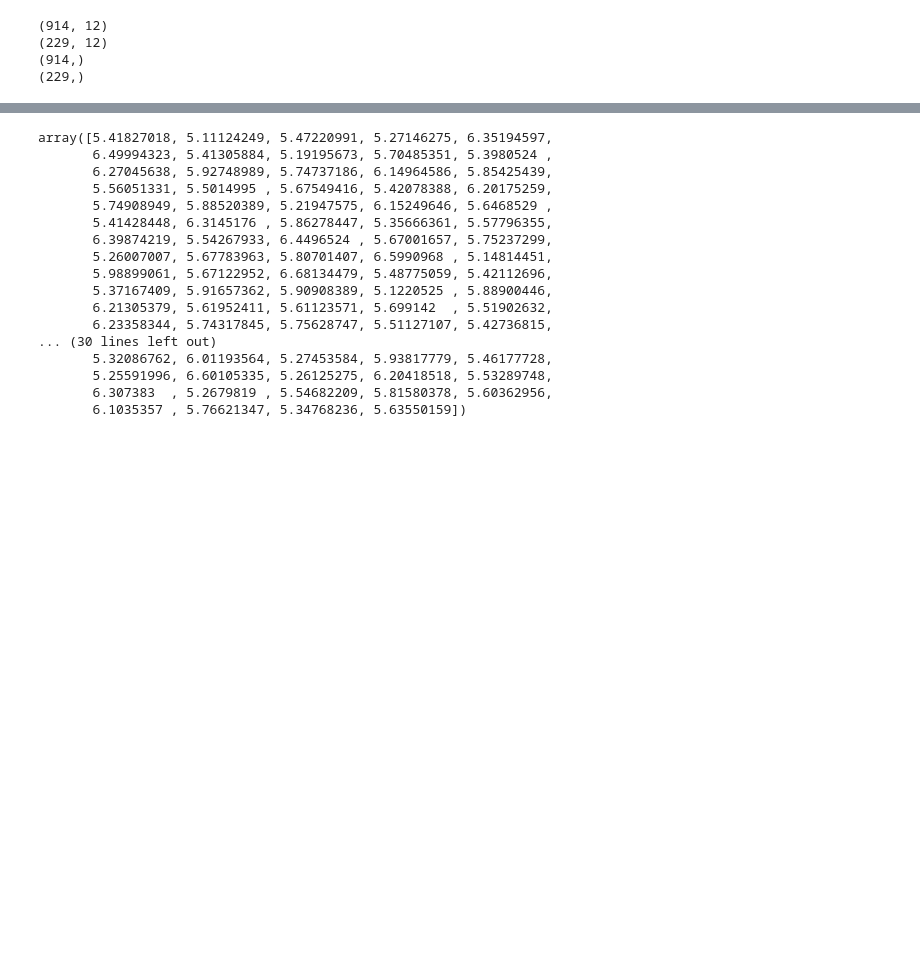
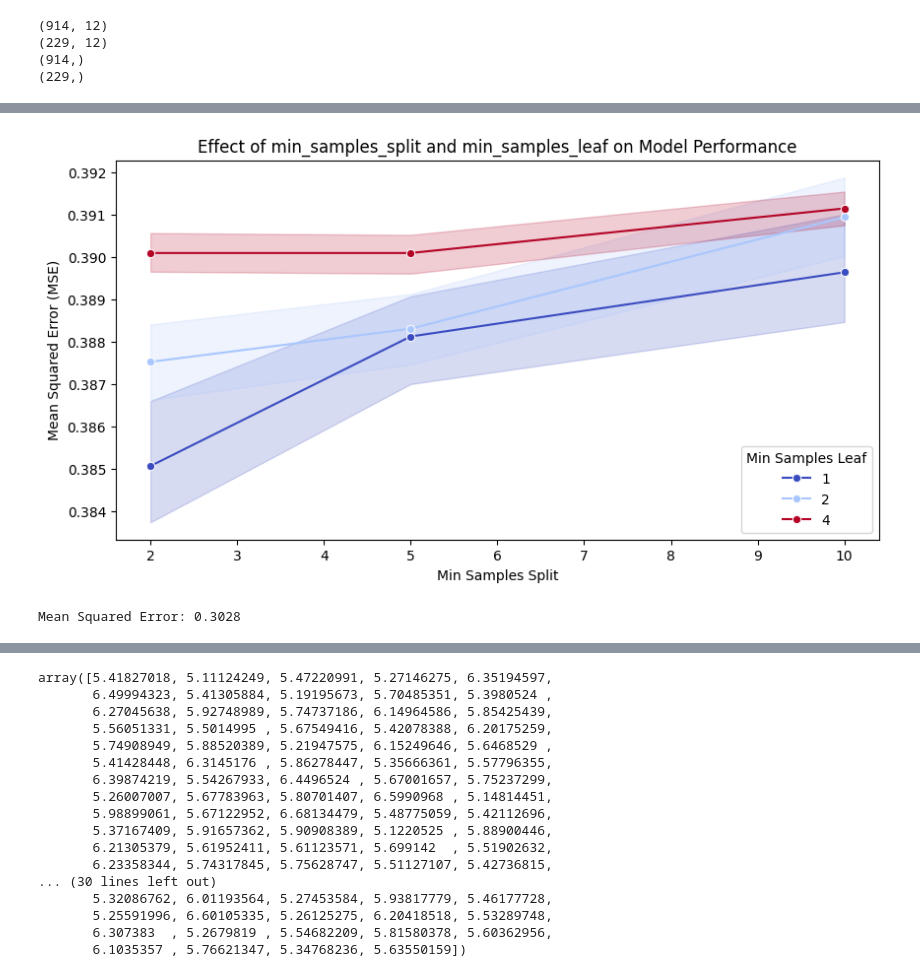
Before and after one commit to KrysyLev/End_to_end_ML_Wine_Quality_Prediction, a Jupyter notebook: research/Experiment.ipynb, the cells around one changed output, grey strips where cells are left out. Cells and saved outputs as stored; diff of their text form; code cells hidden in the pictures; blank space fills up the shorter version.

```diff
--- a/research/Experiment.ipynb
+++ b/research/Experiment.ipynb
@@ -144,0 +204,29 @@ def eval_metrics(actual, pred):
+# %%
+plt.figure(figsize=(10, 5))
+sns.lineplot(x=results_df["param_min_samples_split"],
+             y=-results_df["mean_test_score"],
+             hue=results_df["param_min_samples_leaf"],
+             marker="o", palette="coolwarm")
+
+plt.xlabel("Min Samples Split")
+plt.ylabel("Mean Squared Error (MSE)")
+plt.title("Effect of min_samples_split and min_samples_leaf on Model Performance")
+plt.legend(title="Min Samples Leaf")
+plt.show()
+# %% [output]
+[figure, added]
+# %%
+# Initialize the model
+rf_model = RandomForestRegressor(n_estimators=, max_depth=10, random_state=42)
+
+# Train the model
+rf_model.fit(X_train, y_train)
+
+# Make predictions
+y_pred = rf_model.predict(X_test)
+
+# Evaluate performance
+mse = mean_squared_error(y_test, y_pred)
+print(f"Mean Squared Error: {mse:.4f}")
+# %% [output]
+Mean Squared Error: 0.3028
```
Also changed, not shown: parts of 13 cells of this notebook.
